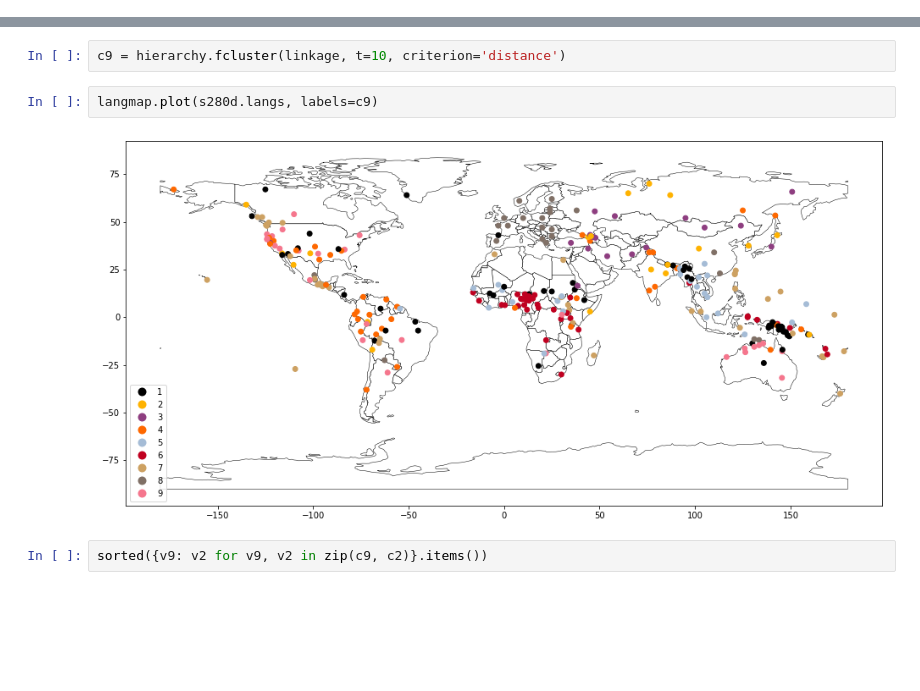
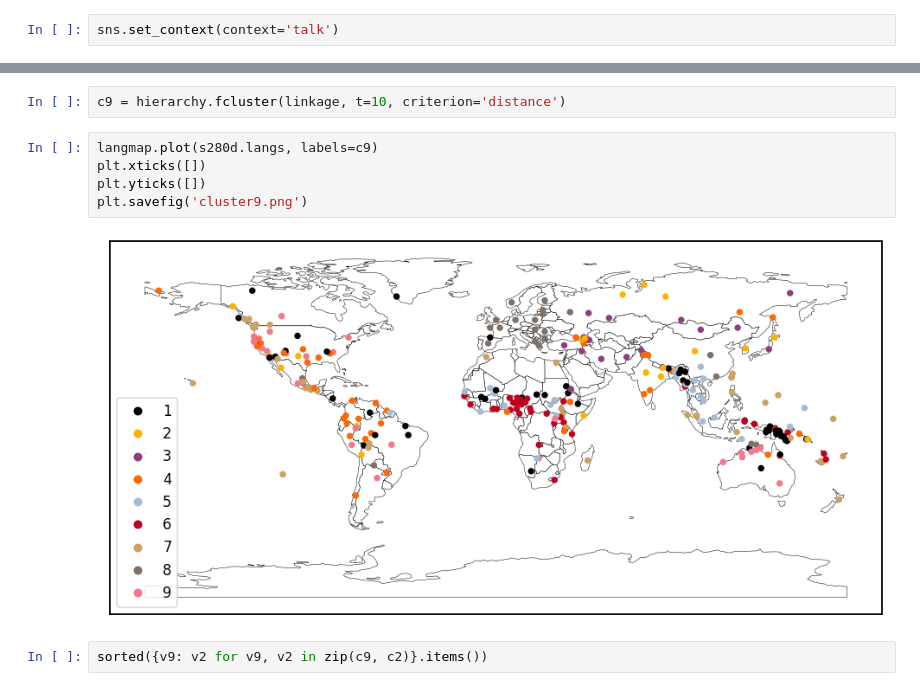
Before and after one commit to def-gthill/sils, a Jupyter notebook: cluster.ipynb, the cells around one changed output, grey strips where cells are left out. Cells and saved outputs as stored; diff of their text form; blank space fills up the shorter version.

```diff
--- a/cluster.ipynb
+++ b/cluster.ipynb
@@ -10,6 +11,8 @@ import matplotlib.pyplot as plt
 import walsdata
 from walsdata import s280d
 import langmap
+# %%
+sns.set_context(context='talk')
 # %%
 s280d.values_scaled_imputed
 # %% [output]
@@ -102,8 +123,11 @@ sorted({v5: v3 for v5, v3 in zip(c5, c3)}.items())
 c9 = hierarchy.fcluster(linkage, t=10, criterion='distance')
 # %%
 langmap.plot(s280d.langs, labels=c9)
+plt.xticks([])
+plt.yticks([])
+plt.savefig('cluster9.png')
 # %% [output]
-[figure, old version]
+[figure, new version]
 # %%
 sorted({v9: v2 for v9, v2 in zip(c9, c2)}.items())
 # %% [output]
```
Also changed, not shown: parts of 6 cells of this notebook, 16 other files.
